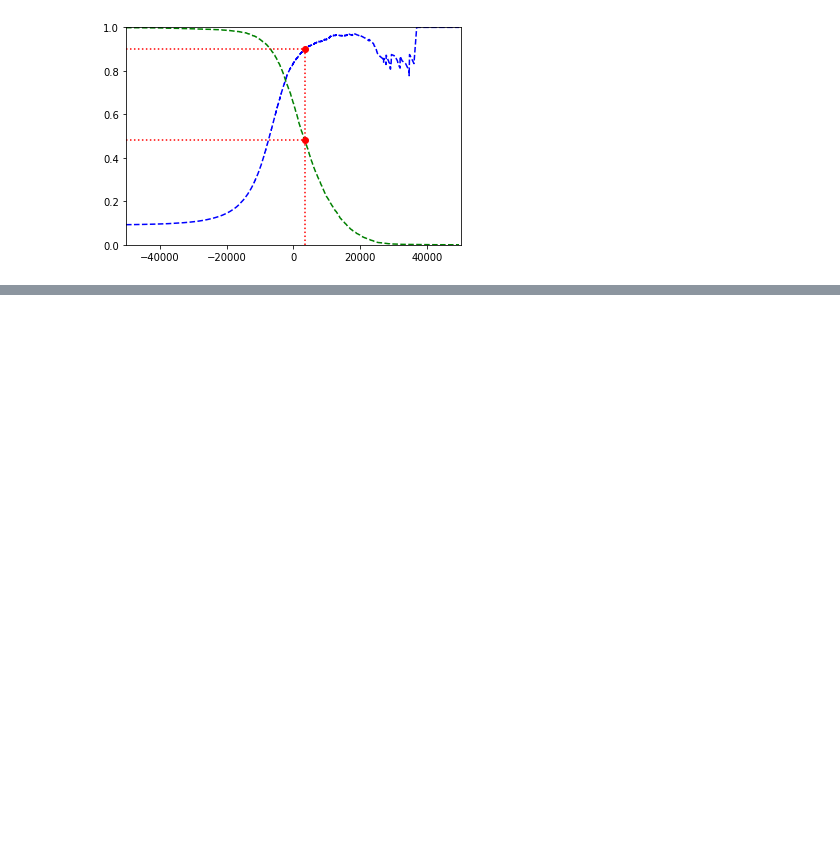
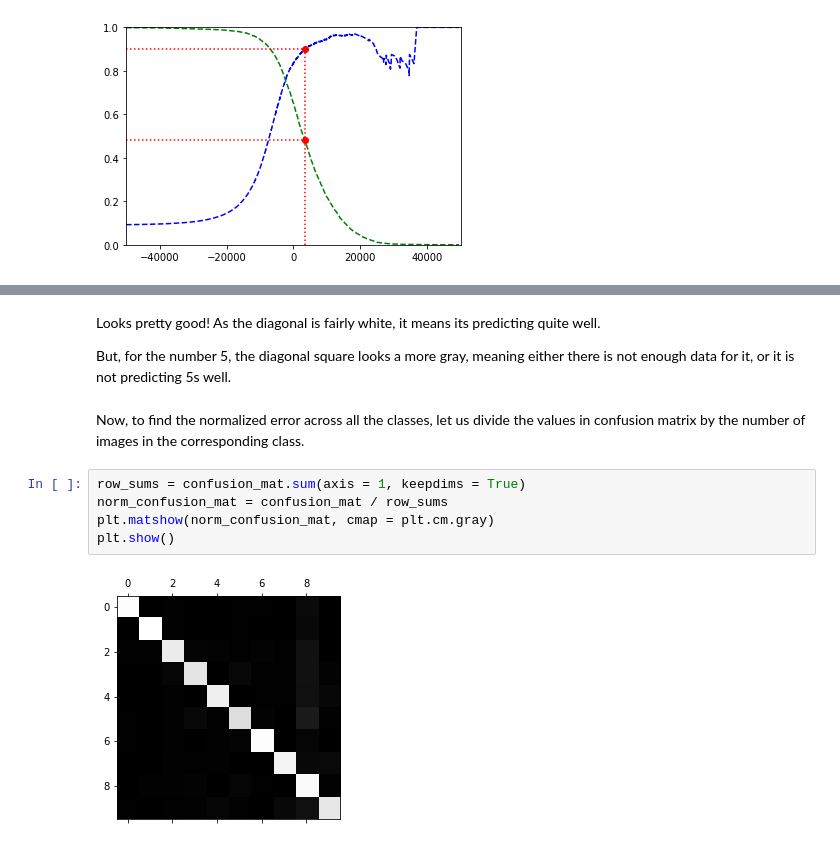
Before and after one commit to heerboi/HandsOnML-stuff, a Jupyter notebook: Hands_On_ML_Chapter_3.ipynb, the cells around one changed output, grey strips where cells are left out. Saved outputs shown, nothing was run; the diff lists cells and outputs as text; blank space fills up the shorter version.

```diff
--- a/Hands_On_ML_Chapter_3.ipynb
+++ b/Hands_On_ML_Chapter_3.ipynb
@@ -257,0 +437,13 @@ plt.show()
+# %% [markdown]
+Looks pretty good! As the diagonal is fairly white, it means its predicting quite well.
+
+But, for the number 5, the diagonal square looks a more gray, meaning either there is not enough data for it, or it is not predicting 5s well.
+# %% [markdown]
+Now, to find the normalized error across all the classes, let us divide the values in confusion matrix by the number of images in the corresponding class.
+# %%
+row_sums = confusion_mat.sum(axis = 1, keepdims = True)
+norm_confusion_mat = confusion_mat / row_sums
+plt.matshow(norm_confusion_mat, cmap = plt.cm.gray)
+plt.show()
+# %% [output]
+[figure, added]
```
Also changed, not shown: parts of 60 cells of this notebook.
